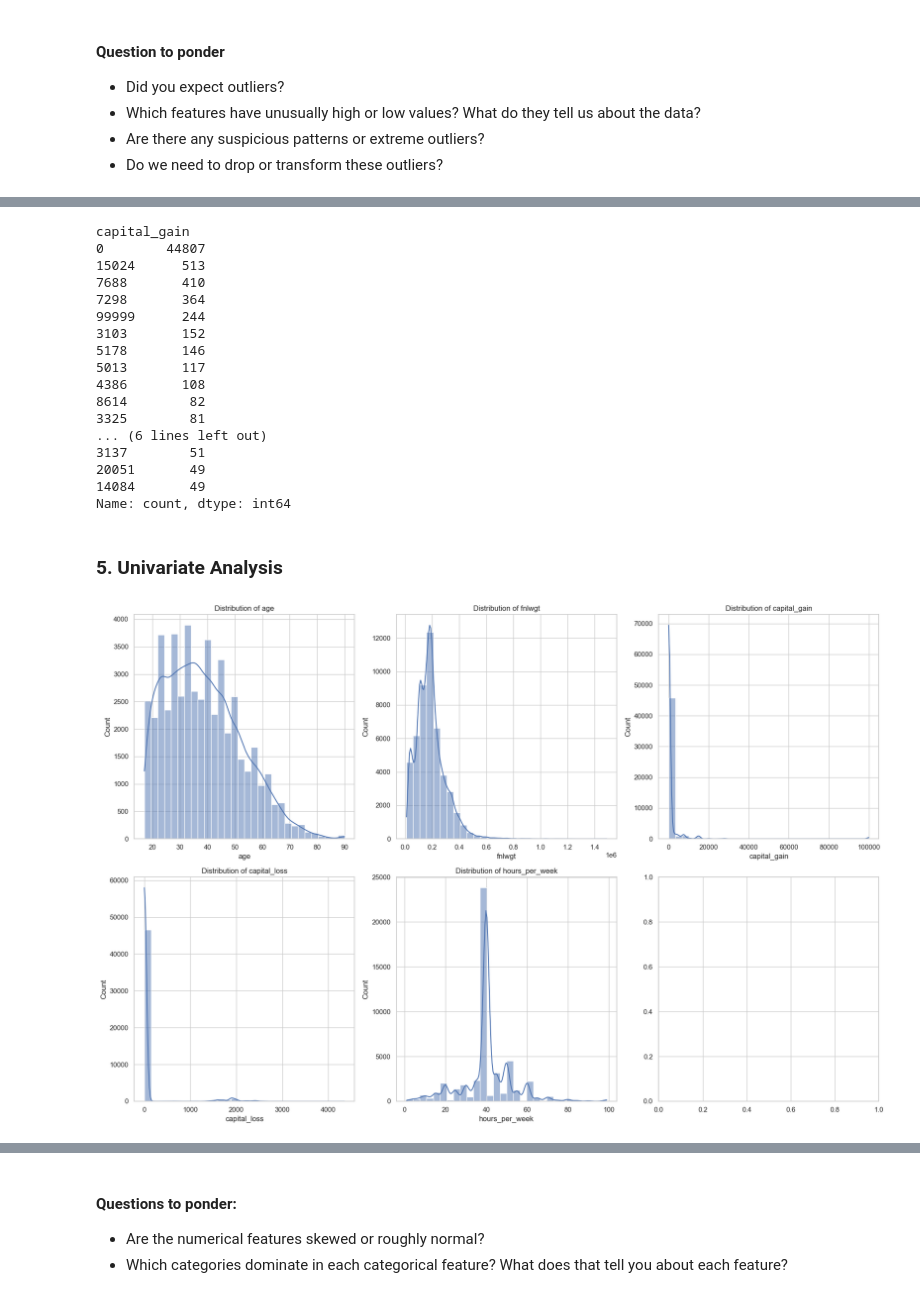
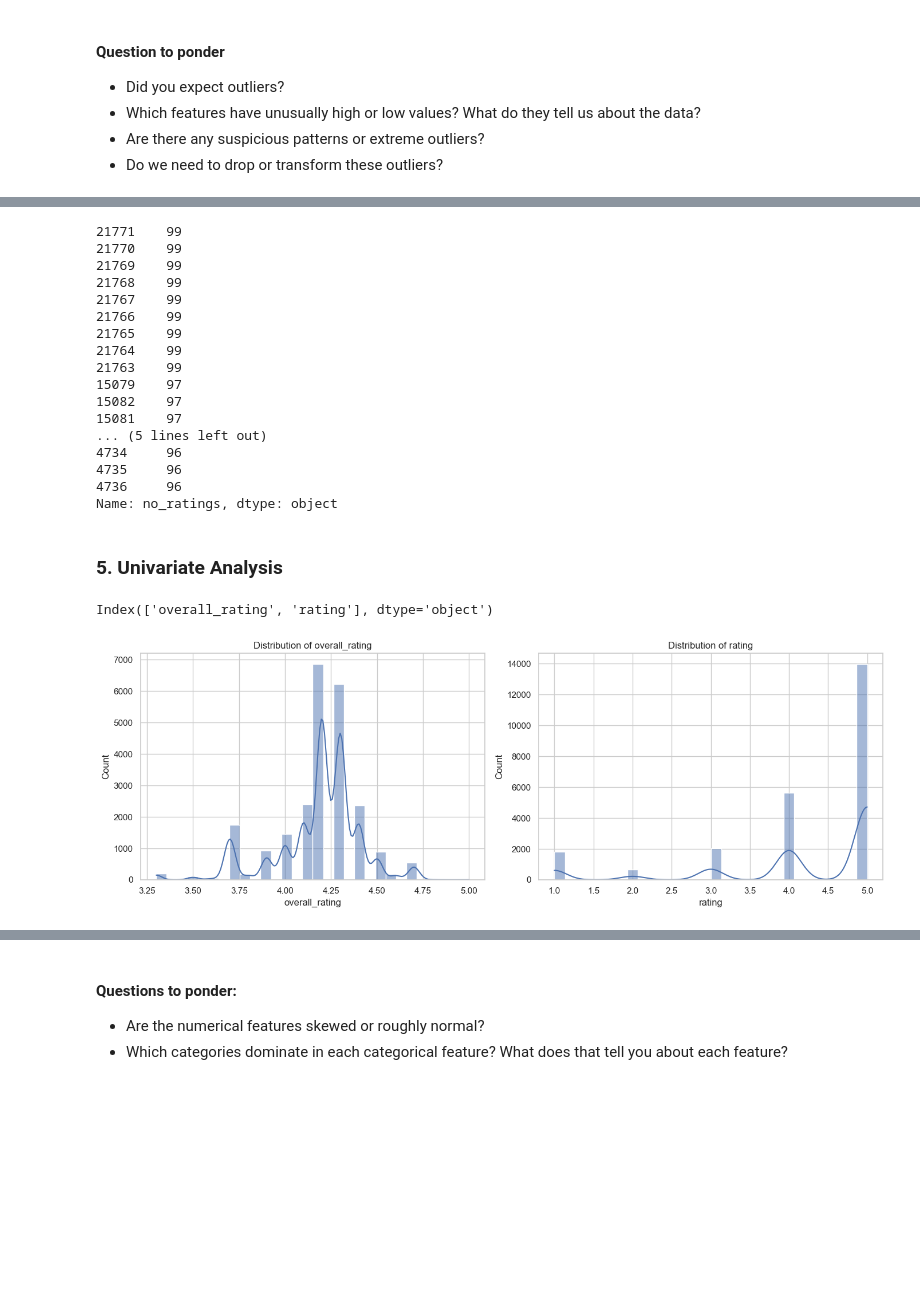
Before and after one commit to GnanaSpoorthy/Data-Alchemy-Project-July25, a Jupyter notebook: Wk3_ExploratoryDataAnalysis (1).ipynb, the cells around one changed output, grey strips where cells are left out. Cells and saved outputs as stored; diff of their text form; code cells hidden in the pictures; blank space fills up the shorter version.

```diff
--- a/Wk3_ExploratoryDataAnalysis (1).ipynb
+++ b/Wk3_ExploratoryDataAnalysis (1).ipynb
@@ -40,5 +40,15 @@ sns.set(style="whitegrid")
 ### 1. Data Loading & Quick Overview
 # %%
 #Your dataset here
-adult_income_dataset = fetch_ucirepo(id=2) #details here https://archive.ics.uci.edu/dataset/2/adult, click on the import in python button to check it out
-df = adult_income_dataset.data.original
+#adult_income_dataset = fetch_ucirepo(id=2) #details here https://archive.ics.uci.edu/dataset/2/adult, click on the import in python button to check it out
+#df = adult_income_dataset.data.original
+import pandas as pd
+
+# Load your laptop dataset
+df = pd.read_csv("laptops_dataset.csv")
+
+# Quick check of the first 5 rows
+print(df.head())
+
+# Basic info about columns and missing values
+print(df.info())
@@ -186,43 +206,49 @@ income            object
 dtype: object
-# %%
-df["capital_gain"].value_counts().head(20)
-# %% [output]
-capital_gain
-0        44807
-15024      513
-7688       410
-7298       364
-99999      244
-3103       152
-5178       146
-5013       117
-4386       108
-8614        82
-3325        81
-... (6 lines left out)
-3137        51
-20051       49
-14084       49
-Name: count, dtype: int64
+# %%
+#df["capital_gain"].value_counts().head(20)
+df['product_name'].value_counts().head(20)
+df['no_ratings'].sort_values(ascending=False).head(20)
+# %% [output]
+21771    99
+21770    99
+21769    99
+21768    99
+21767    99
+21766    99
+21765    99
+21764    99
+21763    99
+15079    97
+15082    97
+15081    97
+... (5 lines left out)
+4734     96
+4735     96
+4736     96
+Name: no_ratings, dtype: object
 # %% [markdown]
 ### 5. Univariate Analysis
+# %%
+print(df.select_dtypes(include='number').columns)
+num_features = ['overall_rating', 'no_ratings', 'no_reviews', 'rating']
+# %% [output]
+Index(['overall_rating', 'rating'], dtype='object')
 # %%
-# Define features for visualization (Choosing the numerical features)
-num_features = ['age', 'fnlwgt', 'capital_gain', 'capital_loss', 'hours_per_week']
+import matplotlib.pyplot as plt
+import seaborn as sns
 
-# Create a 2x3 grid for visualization
-fig, ax = plt.subplots(2, 3, figsize=(18, 12))
+num_features = ['overall_rating', 'rating']
 
-# Iterate over features and plot
+fig, ax = plt.subplots(1, 2, figsize=(14, 5))
+
 for i, feature in enumerate(num_features):
-    row, col = divmod(i, 3)
-    sns.histplot(df[feature], kde=True, bins=30, ax=ax[row, col])
-    ax[row, col].set_title(f'Distribution of {feature}')
+    sns.histplot(df[feature], kde=True, bins=30, ax=ax[i])
+    ax[i].set_title(f'Distribution of {feature}')
 
 plt.tight_layout()
 plt.show()
 # %% [output]
-[figure, old version]
+[figure, new version]
 # %%
 # Create boxplots for numerical variables
 fig, ax = plt.subplots(3, 2, figsize=(18, 15))
```
Also changed, not shown: parts of 17 cells of this notebook.
